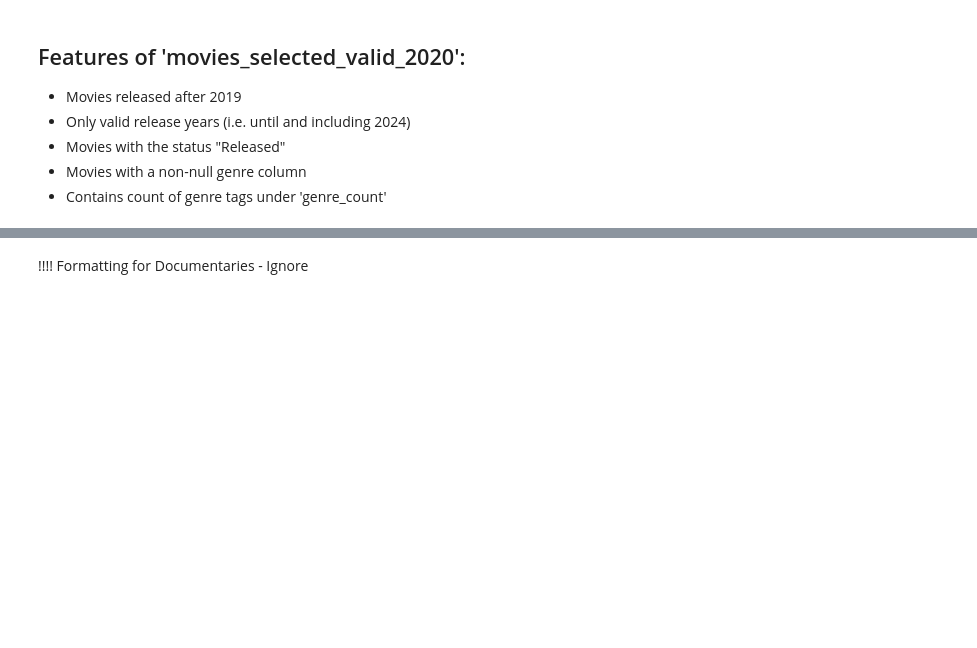
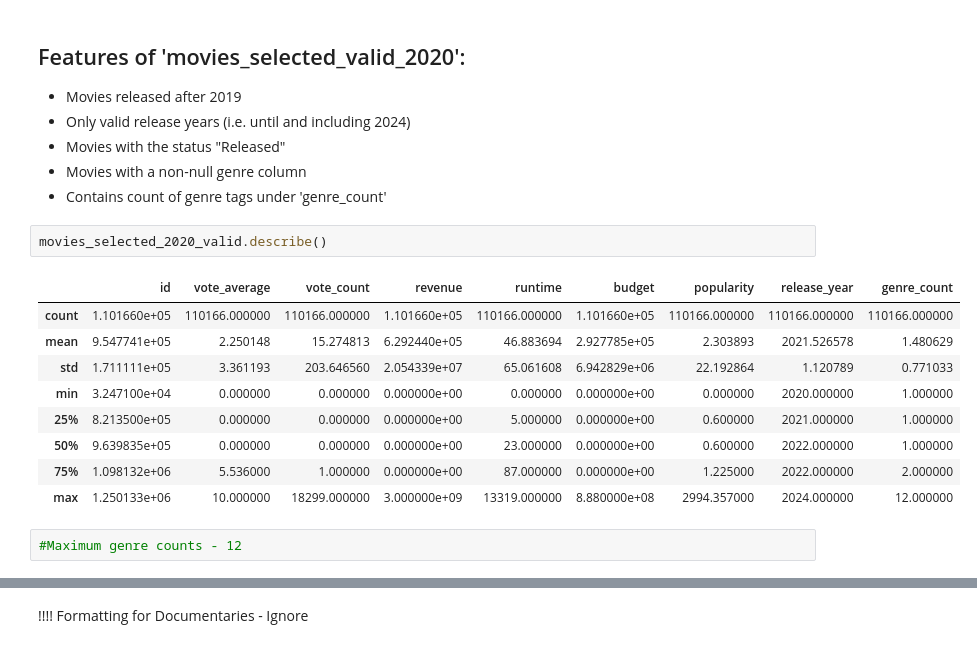
Before and after one commit to agargya123/movie_genre_analysis, a Jupyter notebook: MKT566.ipynb, the cells around one changed output, grey strips where cells are left out. Cells and saved outputs as stored; diff of their text form; blank space fills up the shorter version.

```diff
--- a/MKT566.ipynb
+++ b/MKT566.ipynb
@@ -293,3 +286,17 @@ See the caveats in the documentation: https://pandas.pydata.org/pandas-docs/stab
 <li> Movies with a non-null genre column
 <li> Contains count of genre tags under 'genre_count'
 </ul>
+# %%
+movies_selected_2020_valid.describe()
+# %% [output]
+|  | id | vote_average | vote_count | revenue | runtime | budget | popularity | release_year | genre_count |
+| count | 1.101660e+05 | 110166.000000 | 110166.000000 | 1.101660e+05 | 110166.000000 | 1.101660e+05 | 110166.000000 | 110166.000000 | 110166.000000 |
+| mean | 9.547741e+05 | 2.250148 | 15.274813 | 6.292440e+05 | 46.883694 | 2.927785e+05 | 2.303893 | 2021.526578 | 1.480629 |
+| std | 1.711111e+05 | 3.361193 | 203.646560 | 2.054339e+07 | 65.061608 | 6.942829e+06 | 22.192864 | 1.120789 | 0.771033 |
+| min | 3.247100e+04 | 0.000000 | 0.000000 | 0.000000e+00 | 0.000000 | 0.000000e+00 | 0.000000 | 2020.000000 | 1.000000 |
+| 25% | 8.213500e+05 | 0.000000 | 0.000000 | 0.000000e+00 | 5.000000 | 0.000000e+00 | 0.600000 | 2021.000000 | 1.000000 |
+| 50% | 9.639835e+05 | 0.000000 | 0.000000 | 0.000000e+00 | 23.000000 | 0.000000e+00 | 0.600000 | 2022.000000 | 1.000000 |
+| 75% | 1.098132e+06 | 5.536000 | 1.000000 | 0.000000e+00 | 87.000000 | 0.000000e+00 | 1.225000 | 2022.000000 | 2.000000 |
+| max | 1.250133e+06 | 10.000000 | 18299.000000 | 3.000000e+09 | 13319.000000 | 8.880000e+08 | 2994.357000 | 2024.000000 | 12.000000 |
+# %%
+#Maximum genre counts - 12
```
Also changed, not shown: parts of 11 cells of this notebook.
